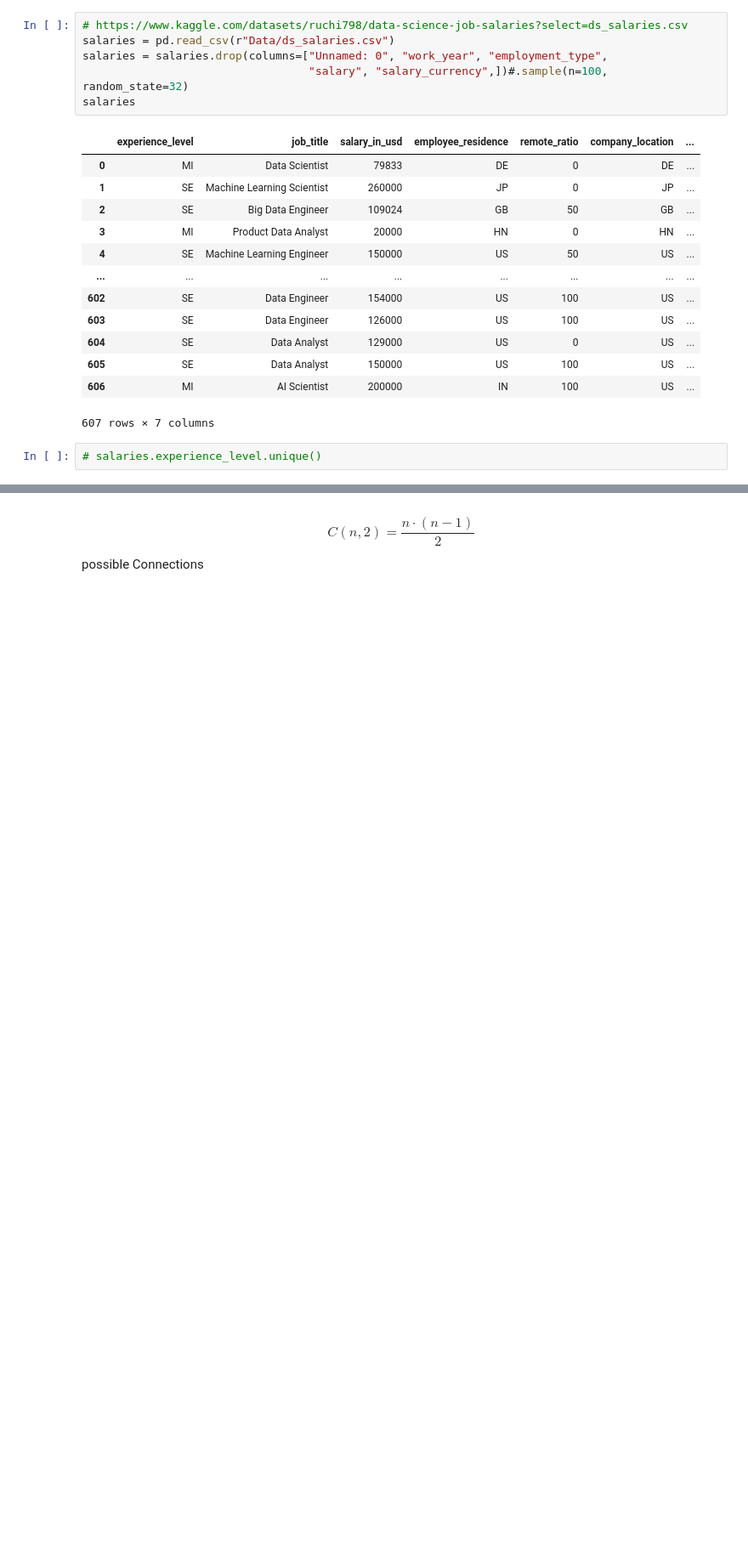
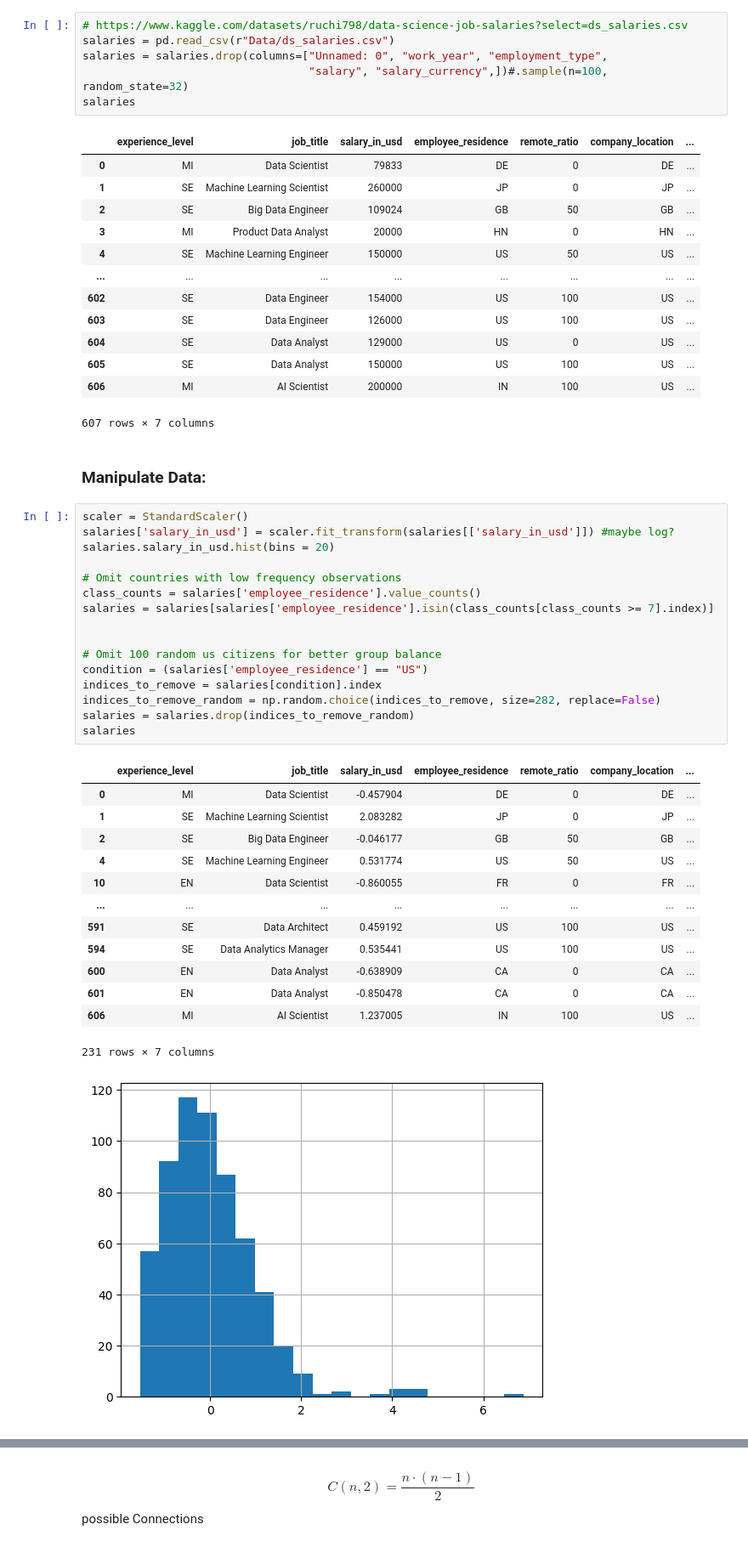
Before and after one commit to FisnikZogaj/MA, a Jupyter notebook: GraphGLM.ipynb, the cells around one changed output, grey strips where cells are left out. Shown: that part at 85% size. Saved outputs shown, nothing was run; the diff lists cells and outputs as text; blank space fills up the shorter version.

```diff
--- a/GraphGLM.ipynb
+++ b/GraphGLM.ipynb
@@ -26,5 +31,36 @@ salaries
 | 605 | SE | Data Analyst | 150000 | US | 100 | US | ... |
 | 606 | MI | AI Scientist | 200000 | IN | 100 | US | ... |
 607 rows × 7 columns
-# %%
-# salaries.experience_level.unique()
+# %% [markdown]
+### Manipulate Data:
+# %%
+scaler = StandardScaler()
+salaries['salary_in_usd'] = scaler.fit_transform(salaries[['salary_in_usd']]) #maybe log?
+salaries.salary_in_usd.hist(bins = 20)
+
+# Omit countries with low frequency observations
+class_counts = salaries['employee_residence'].value_counts()
+salaries = salaries[salaries['employee_residence'].isin(class_counts[class_counts >= 7].index)]
+
+
+# Omit 100 random us citizens for better group balance
+condition = (salaries['employee_residence'] == "US")
+indices_to_remove = salaries[condition].index
+indices_to_remove_random = np.random.choice(indices_to_remove, size=282, replace=False)
+salaries = salaries.drop(indices_to_remove_random)
+salaries
+# %% [output]
+|  | experience_level | job_title | salary_in_usd | employee_residence | remote_ratio | company_location | ... |
+| 0 | MI | Data Scientist | -0.457904 | DE | 0 | DE | ... |
+| 1 | SE | Machine Learning Scientist | 2.083282 | JP | 0 | JP | ... |
+| 2 | SE | Big Data Engineer | -0.046177 | GB | 50 | GB | ... |
+| 4 | SE | Machine Learning Engineer | 0.531774 | US | 50 | US | ... |
+| 10 | EN | Data Scientist | -0.860055 | FR | 0 | FR | ... |
+| ... | ... | ... | ... | ... | ... | ... | ... |
+| 591 | SE | Data Architect | 0.459192 | US | 100 | US | ... |
+| 594 | SE | Data Analytics Manager | 0.535441 | US | 100 | US | ... |
+| 600 | EN | Data Analyst | -0.638909 | CA | 0 | CA | ... |
+| 601 | EN | Data Analyst | -0.850478 | CA | 0 | CA | ... |
+| 606 | MI | AI Scientist | 1.237005 | IN | 100 | US | ... |
+231 rows × 7 columns
+[figure, added]
```
Also changed, not shown: parts of 13 cells of this notebook.
